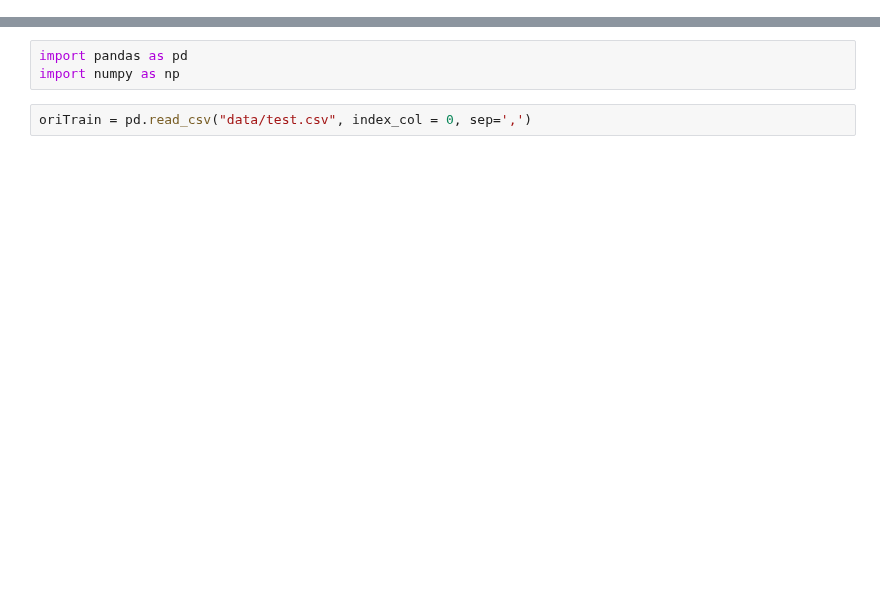
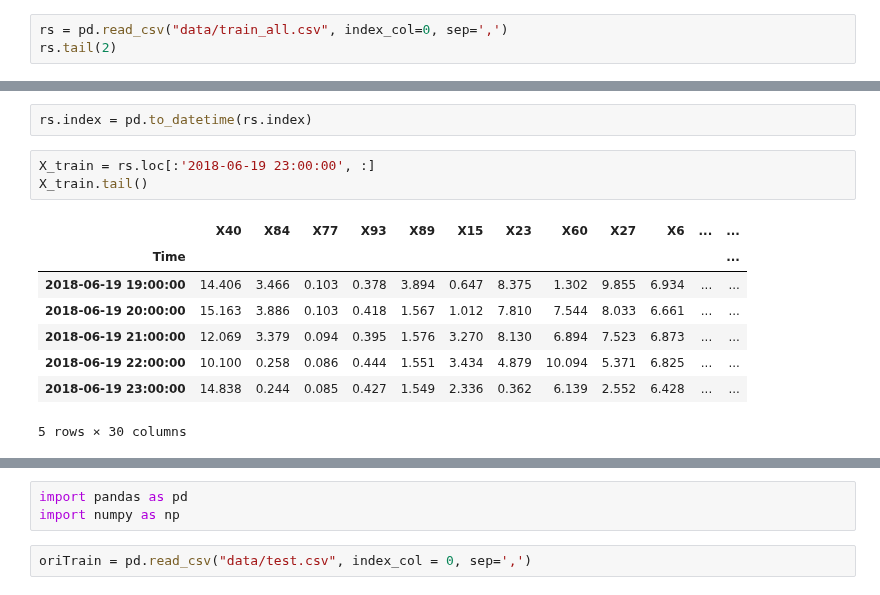
Before and after one commit to yagippi27/DACON_CONTEST_2019, a Jupyter notebook: SOOMIN/0__. Presentation용 작업.ipynb, the cells around one changed output, grey strips where cells are left out. Cells and saved outputs as stored; diff of their text form; blank space fills up the shorter version.

```diff
--- a/SOOMIN/0__. Presentation용 작업.ipynb
+++ b/SOOMIN/0__. Presentation용 작업.ipynb
@@ -0,0 +161,3 @@
+# %%
+rs = pd.read_csv("data/train_all.csv", index_col=0, sep=',')
+rs.tail(2)
@@ -0,0 +170,14 @@
+# %%
+rs.index = pd.to_datetime(rs.index)
+# %%
+X_train = rs.loc[:'2018-06-19 23:00:00', :]
+X_train.tail()
+# %% [output]
+|  | X40 | X84 | X77 | X93 | X89 | X15 | X23 | X60 | X27 | X6 | ... | ... |
+| Time |  |  |  |  |  |  |  |  |  |  |  | ... |
+| 2018-06-19 19:00:00 | 14.406 | 3.466 | 0.103 | 0.378 | 3.894 | 0.647 | 8.375 | 1.302 | 9.855 | 6.934 | ... | ... |
+| 2018-06-19 20:00:00 | 15.163 | 3.886 | 0.103 | 0.418 | 1.567 | 1.012 | 7.810 | 7.544 | 8.033 | 6.661 | ... | ... |
+| 2018-06-19 21:00:00 | 12.069 | 3.379 | 0.094 | 0.395 | 1.576 | 3.270 | 8.130 | 6.894 | 7.523 | 6.873 | ... | ... |
+| 2018-06-19 22:00:00 | 10.100 | 0.258 | 0.086 | 0.444 | 1.551 | 3.434 | 4.879 | 10.094 | 5.371 | 6.825 | ... | ... |
+| 2018-06-19 23:00:00 | 14.838 | 0.244 | 0.085 | 0.427 | 1.549 | 2.336 | 0.362 | 6.139 | 2.552 | 6.428 | ... | ... |
+5 rows × 30 columns
```
Also changed, not shown: parts of 31 cells of this notebook, 12 other files.
